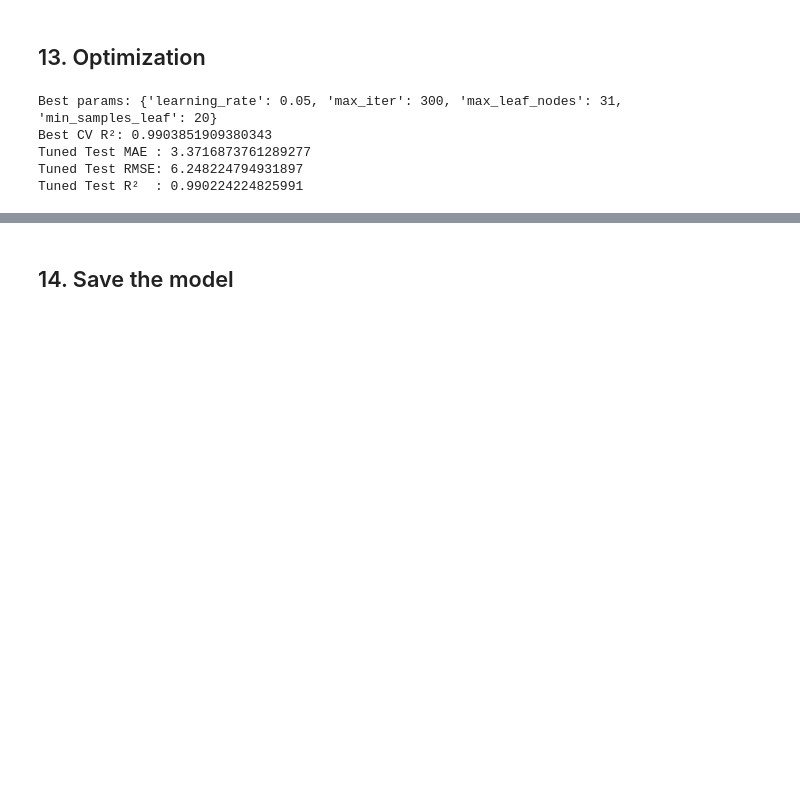
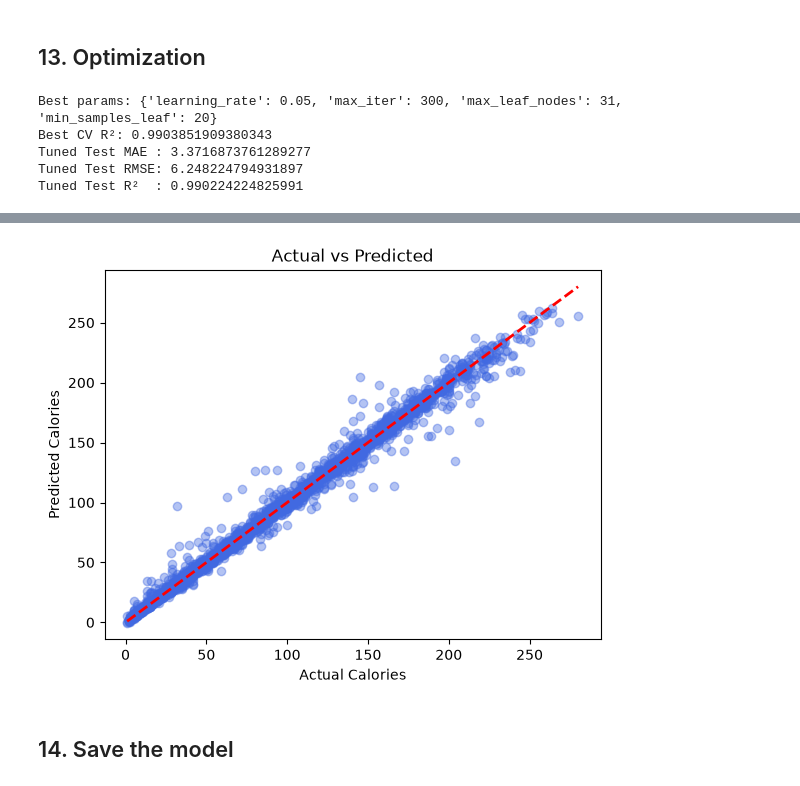
Before and after one commit to ahmed4mohamed4/machine_learning, a Jupyter notebook: projects/calories_burn_prediction/model/main.ipynb, the cells around one changed output, grey strips where cells are left out. Cells and saved outputs as stored; diff of their text form; code cells hidden in the pictures; blank space fills up the shorter version.

```diff
--- a/projects/calories_burn_prediction/model/main.ipynb
+++ b/projects/calories_burn_prediction/model/main.ipynb
@@ -1566,3 +1634,16 @@ Tuned Test R²  : 0.990224224825991
+# %%
+plt.scatter(y_test, y_pred, alpha=0.4, color="royalblue")
+plt.plot(
+    [y_test.min(), y_test.max()],
+    [y_test.min(), y_test.max()],
+    "r--", lw=2
+)
+plt.xlabel("Actual Calories")
+plt.ylabel("Predicted Calories")
+plt.title("Actual vs Predicted")
+plt.show()
+# %% [output]
+[figure, added]
 # %% [markdown]
 ## 14. Save the model
 # %%
```
Also changed, not shown: parts of 19 cells of this notebook.
